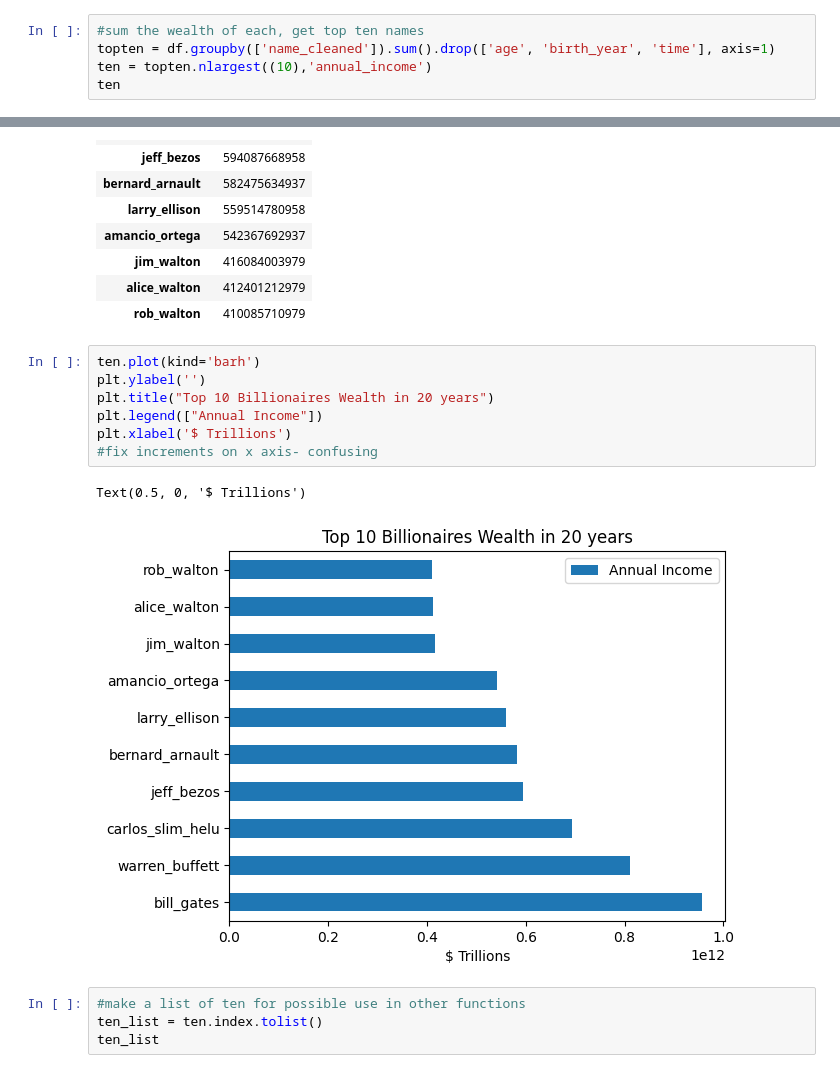
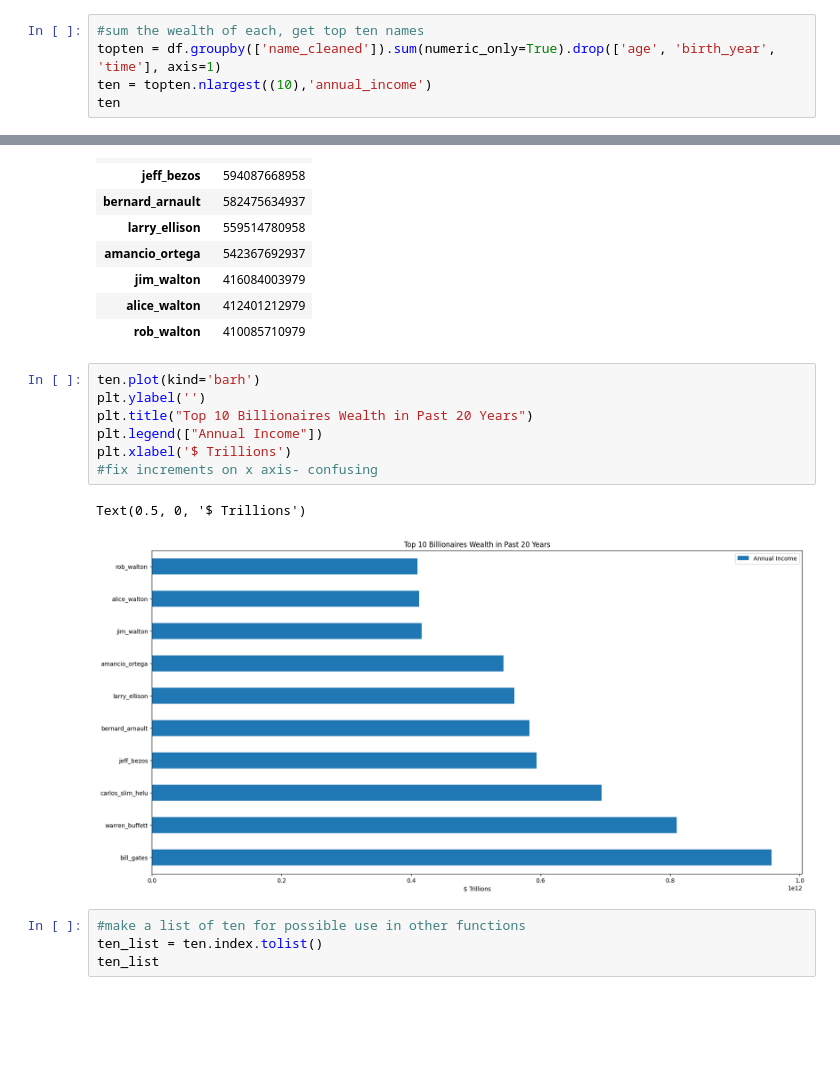
Before and after one commit to thealura/project_billionaires, a Jupyter notebook: PROJECT_1.ipynb, the cells around one changed output, grey strips where cells are left out. Drawn from its saved outputs; the diff is of its cells as text; blank space fills up the shorter version.

Commit message:
fixed graph

```diff
--- a/PROJECT_1.ipynb
+++ b/PROJECT_1.ipynb
@@ -129,7 +121,7 @@ The total number of billionaires in the last 20 years is 5014 !!!
 Top 10 Billionaires and their wealth over time
 # %%
 #sum the wealth of each, get top ten names
-topten = df.groupby(['name_cleaned']).sum().drop(['age', 'birth_year', 'time'], axis=1)
+topten = df.groupby(['name_cleaned']).sum(numeric_only=True).drop(['age', 'birth_year', 'time'], axis=1)
 ten = topten.nlargest((10),'annual_income')
 ten
 # %% [output]
@@ -148,13 +140,13 @@ ten
 # %%
 ten.plot(kind='barh')
 plt.ylabel('')
-plt.title("Top 10 Billionaires Wealth in 20 years")
+plt.title("Top 10 Billionaires Wealth in Past 20 Years")
 plt.legend(["Annual Income"])
 plt.xlabel('$ Trillions')
 #fix increments on x axis- confusing
 # %% [output]
 Text(0.5, 0, '$ Trillions')
-[figure, old version]
+[figure, new version]
 # %%
 #make a list of ten for possible use in other functions
 ten_list = ten.index.tolist()
```
Also changed, not shown: parts of 11 cells of this notebook.
